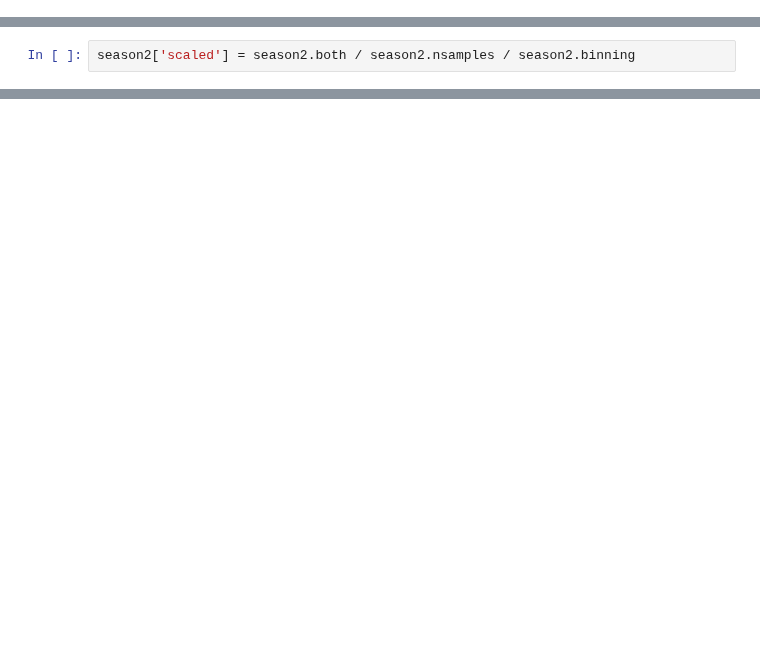
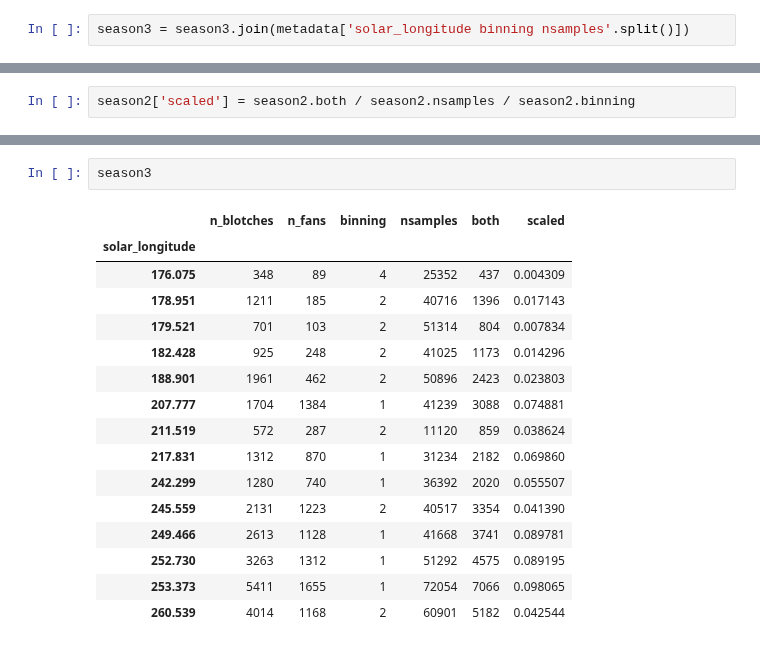
Before and after one commit to michaelaye/planet4, a Jupyter notebook: notebooks/2015-10-26 Activity counts.ipynb, the cells around one changed output, grey strips where cells are left out. Cells and saved outputs as stored; diff of their text form; blank space fills up the shorter version.

```diff
--- a/notebooks/2015-10-26 Activity counts.ipynb
+++ b/notebooks/2015-10-26 Activity counts.ipynb
@@ -92,4 +117,6 @@ season2.set_index('image_name', inplace=True)
 # %%
 season2 = season2.join(metadata['solar_longitude binning nsamples'.split()])
+# %%
+season3 = season3.join(metadata['solar_longitude binning nsamples'.split()])
 # %%
 season2.set_index('solar_longitude', inplace=True)
@@ -151 +168,20 @@ plt.legend()
+# %%
+season3
+# %% [output]
+|  | n_blotches | n_fans | binning | nsamples | both | scaled |
+| solar_longitude |  |  |  |  |  |  |
+| 176.075 | 348 | 89 | 4 | 25352 | 437 | 0.004309 |
+| 178.951 | 1211 | 185 | 2 | 40716 | 1396 | 0.017143 |
+| 179.521 | 701 | 103 | 2 | 51314 | 804 | 0.007834 |
+| 182.428 | 925 | 248 | 2 | 41025 | 1173 | 0.014296 |
+| 188.901 | 1961 | 462 | 2 | 50896 | 2423 | 0.023803 |
+| 207.777 | 1704 | 1384 | 1 | 41239 | 3088 | 0.074881 |
+| 211.519 | 572 | 287 | 2 | 11120 | 859 | 0.038624 |
+| 217.831 | 1312 | 870 | 1 | 31234 | 2182 | 0.069860 |
+| 242.299 | 1280 | 740 | 1 | 36392 | 2020 | 0.055507 |
+| 245.559 | 2131 | 1223 | 2 | 40517 | 3354 | 0.041390 |
+| 249.466 | 2613 | 1128 | 1 | 41668 | 3741 | 0.089781 |
+| 252.730 | 3263 | 1312 | 1 | 51292 | 4575 | 0.089195 |
+| 253.373 | 5411 | 1655 | 1 | 72054 | 7066 | 0.098065 |
+| 260.539 | 4014 | 1168 | 2 | 60901 | 5182 | 0.042544 |
 # %%
```
Also changed, not shown: parts of 33 cells of this notebook, 3 other files.
